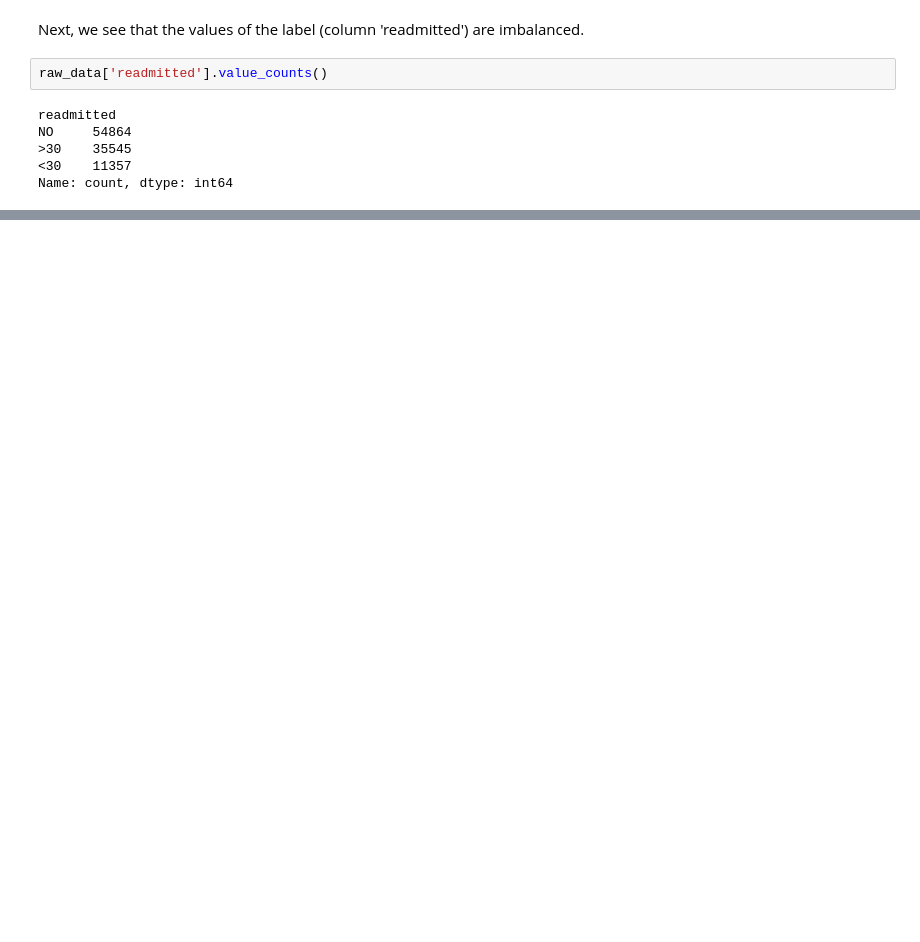
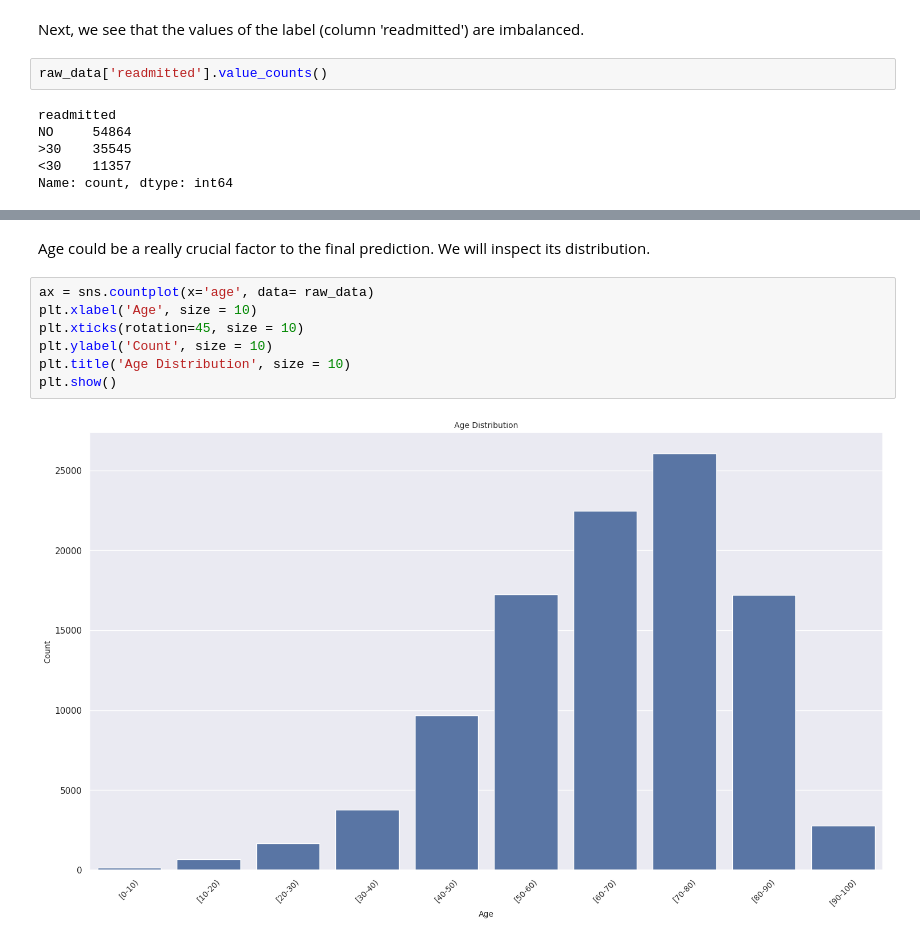
Before and after one commit to EdyStan/big_data_project, a Jupyter notebook: performance_measurements/EDA.ipynb, the cells around one changed output, grey strips where cells are left out. Cells and saved outputs as stored; diff of their text form; blank space fills up the shorter version.

```diff
--- a/performance_measurements/EDA.ipynb
+++ b/performance_measurements/EDA.ipynb
@@ -81,0 +160,11 @@ Scary. Where do we start from?
+# %% [markdown]
+Age could be a really crucial factor to the final prediction. We will inspect its distribution.
+# %%
+ax = sns.countplot(x='age', data= raw_data)
+plt.xlabel('Age', size = 10)
+plt.xticks(rotation=45, size = 10)
+plt.ylabel('Count', size = 10)
+plt.title('Age Distribution', size = 10)
+plt.show()
+# %% [output]
+[figure, added]
```
Also changed, not shown: parts of 60 cells of this notebook, 9 other files.
